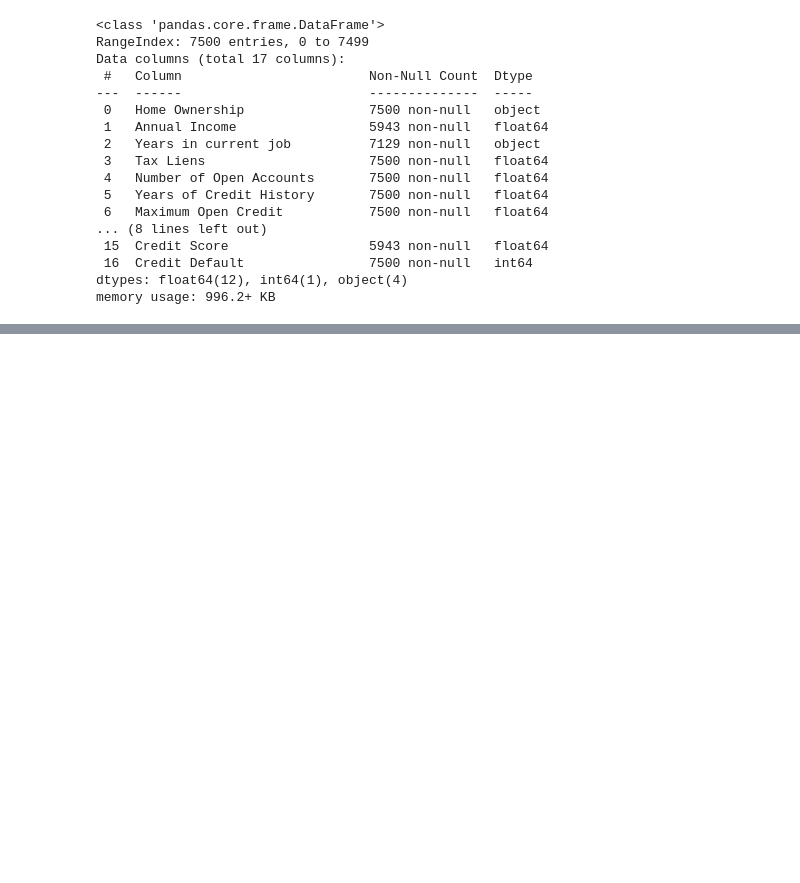
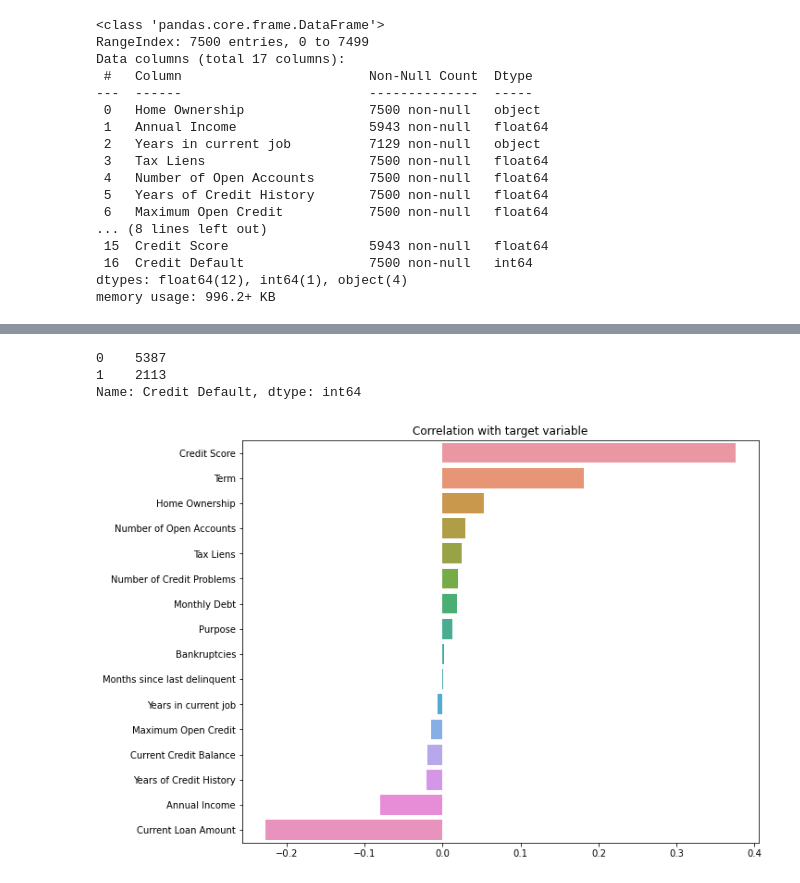
Before and after one commit to irsPROirs/NumpyPandas, a Jupyter notebook: Курсовой проект.ipynb, the cells around one changed output, grey strips where cells are left out. Cells and saved outputs as stored; diff of their text form; code cells hidden in the pictures; blank space fills up the shorter version.

```diff
--- a/Курсовой проект.ipynb
+++ b/Курсовой проект.ipynb
@@ -175,0 +176,6 @@ Name: Term, dtype: int64
+# %%
+df_train['Years in current job'] = df_train['Years in current job'].map({'< 1 year':0, '1 year':1,'2 years':2,'3 years':3,
+                                                            '4 years':4,'5 years':5,'6 years':6,'7 years':7,
+                                                            '8 years':8,'9 years':9,'10+ years':10})
+# %%
+df_train.loc[:,'Years in current job']=np.rint(imputer.fit_transform(df_train.loc[:,['Years in current job','Years of Credit History']])[:,0])
@@ -175,0 +216,4 @@ Name: Term, dtype: int64
+# %%
+df_train['Purpose'] = df_train['Purpose'].map({'debt consolidation':0, 'other':1,'home improvements':2,'business loan':3,
+                                                            'buy a car':4,'medical bills':5,'major purchase':6,'take a trip':7,
+                                                            'buy house':8,'small business':9,'wedding':10,'moving':11,'educational expenses':12,'vacation':13,'renewable energy':14})
@@ -175,0 +280,20 @@ Name: Term, dtype: int64
+# %%
+TARGET_NAME = 'Credit Default'
+BASE_FEATURE_NAMES = df_train.columns.drop(TARGET_NAME).tolist()
+# %%
+df_train[TARGET_NAME].value_counts()
+# %% [output]
+0    5387
+1    2113
+Name: Credit Default, dtype: int64
+# %%
+corr_with_target = df_train[BASE_FEATURE_NAMES + [TARGET_NAME]].corr().iloc[:-1, -1].sort_values(ascending=False)
+
+plt.figure(figsize=(10, 8))
+
+sns.barplot(x=corr_with_target.values, y=corr_with_target.index)
+
+plt.title('Correlation with target variable')
+plt.show()
+# %% [output]
+[figure, added]
```
Also changed, not shown: parts of 90 cells of this notebook, 2 other files.
